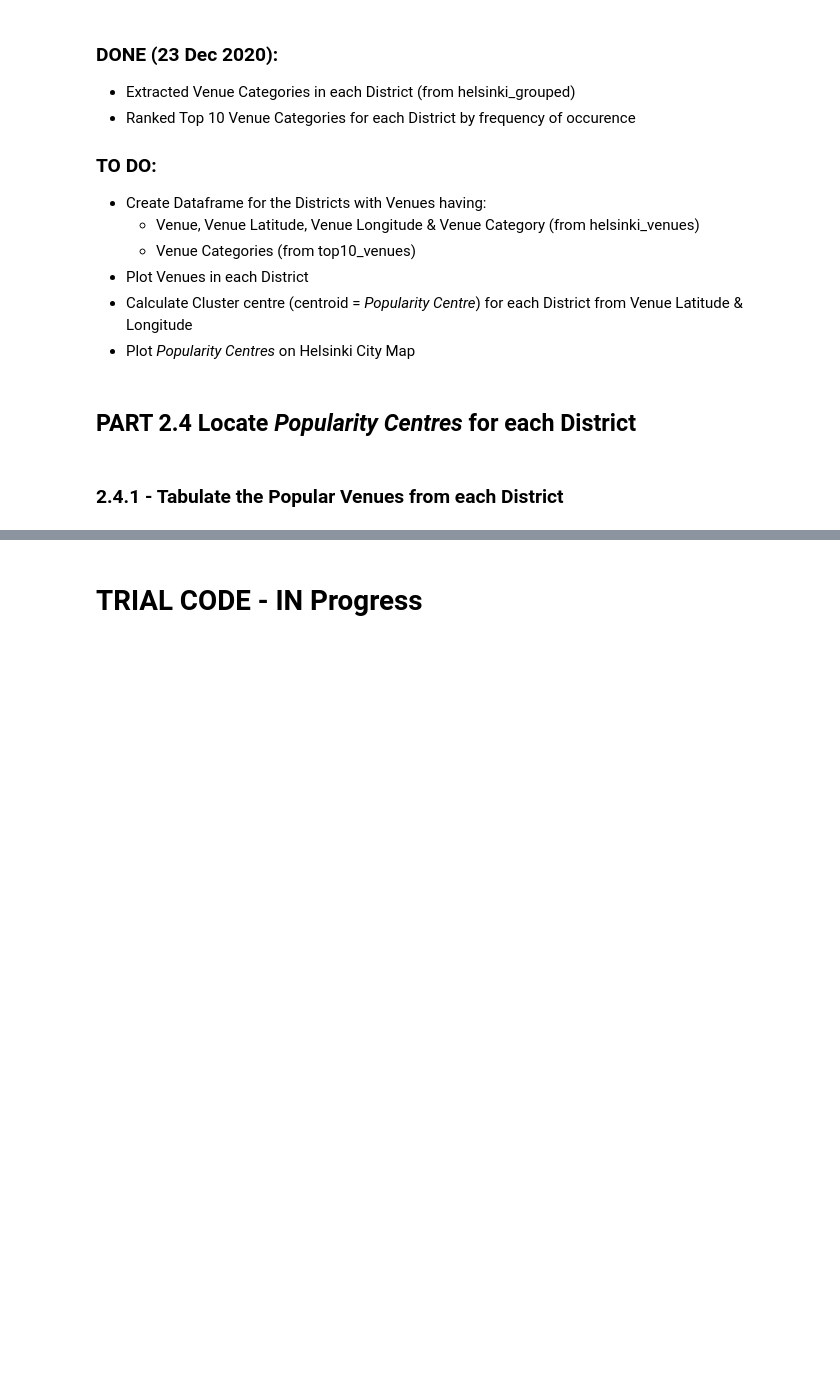
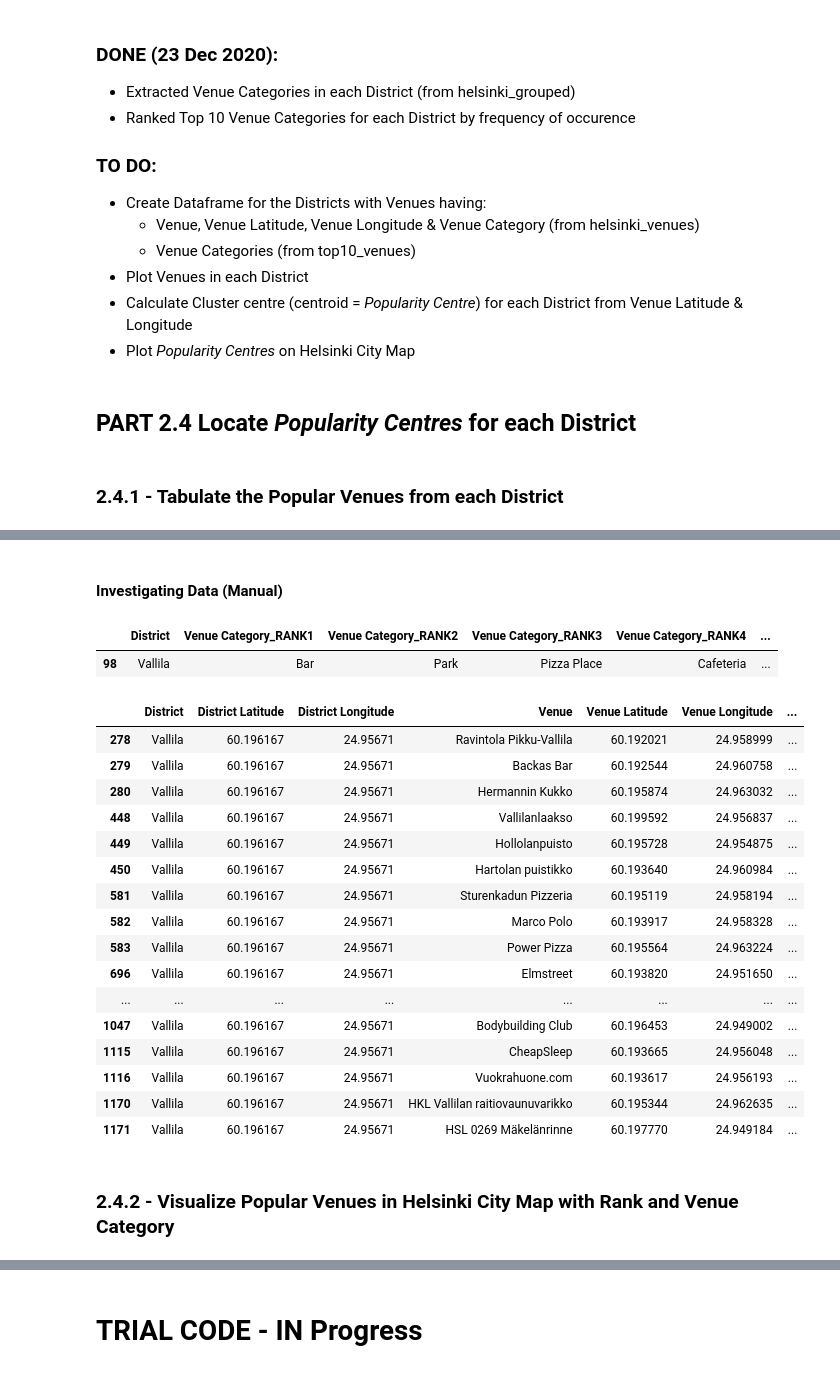
Before and after one commit to prak112/Coursera-IBM_Capstone, a Jupyter notebook: Week5_CompatibleDistricts_Helsinki.ipynb, the cells around one changed output, grey strips where cells are left out. Drawn from its saved outputs; the diff is of its cells as text; code cells hidden in the pictures; blank space fills up the shorter version.

```diff
--- a/Week5_CompatibleDistricts_Helsinki.ipynb
+++ b/Week5_CompatibleDistricts_Helsinki.ipynb
@@ -574,0 +578,17 @@ top10_venues
+# %%
+#Extracting Venues & their respective coordinates (from helsinki_venues) using transposed-ranked venues array (rl_t) for each District into single Dataframe
+
+ranked_venues_list = []
+# Iterate Venue Categories (from transposed-ranked Venues array) by Rank
+for rank in rl_t:
+    # Iterate Ranked Categories w.r.t Districts in top10_venues
+    for vc, d in zip(rank, top10_venues.District):
+        # Filter empty dataframes
+        if not (helsinki_venues.loc[(helsinki_venues['District'] == d) & (helsinki_venues['Venue Category'] == vc)]).empty:
+            # Append extracted Dataframes (from expression) to ranked_venues_list
+            ranked_venues_list.append(helsinki_venues.loc[(helsinki_venues['District'] == d) & (helsinki_venues['Venue Category'] == vc)])
+        else:
+            pass
+
+ranked_venues_df = pd.concat(ranked_venues_list) # Merge (by concatenation) all extracted Dataframes into a single Dataframe
+ranked_venues_df.reset_index(inplace=True, drop=True)
@@ -574,0 +611,31 @@ top10_venues
+# %% [markdown]
+#### Investigating Data (Manual)
+# %%
+# Ranked Venue Categories of a random District
+top10_venues[top10_venues.District == 'Vallila']
+# %% [output]
+|  | District | Venue Category_RANK1 | Venue Category_RANK2 | Venue Category_RANK3 | Venue Category_RANK4 | ... |
+| 98 | Vallila | Bar | Park | Pizza Place | Cafeteria | ... |
+# %%
+# Verifying Venue Categories of the same random District in the Dataframe built from extracted data
+ranked_venues_df[ranked_venues_df.District == 'Vallila']
+# %% [output]
+|  | District | District Latitude | District Longitude | Venue | Venue Latitude | Venue Longitude | ... |
+| 278 | Vallila | 60.196167 | 24.95671 | Ravintola Pikku-Vallila | 60.192021 | 24.958999 | ... |
+| 279 | Vallila | 60.196167 | 24.95671 | Backas Bar | 60.192544 | 24.960758 | ... |
+| 280 | Vallila | 60.196167 | 24.95671 | Hermannin Kukko | 60.195874 | 24.963032 | ... |
+| 448 | Vallila | 60.196167 | 24.95671 | Vallilanlaakso | 60.199592 | 24.956837 | ... |
+| 449 | Vallila | 60.196167 | 24.95671 | Hollolanpuisto | 60.195728 | 24.954875 | ... |
+| 450 | Vallila | 60.196167 | 24.95671 | Hartolan puistikko | 60.193640 | 24.960984 | ... |
+| 581 | Vallila | 60.196167 | 24.95671 | Sturenkadun Pizzeria | 60.195119 | 24.958194 | ... |
+| 582 | Vallila | 60.196167 | 24.95671 | Marco Polo | 60.193917 | 24.958328 | ... |
+| 583 | Vallila | 60.196167 | 24.95671 | Power Pizza | 60.195564 | 24.963224 | ... |
+| 696 | Vallila | 60.196167 | 24.95671 | Elmstreet | 60.193820 | 24.951650 | ... |
+| ... | ... | ... | ... | ... | ... | ... | ... |
+| 1047 | Vallila | 60.196167 | 24.95671 | Bodybuilding Club | 60.196453 | 24.949002 | ... |
+| 1115 | Vallila | 60.196167 | 24.95671 | CheapSleep | 60.193665 | 24.956048 | ... |
+| 1116 | Vallila | 60.196167 | 24.95671 | Vuokrahuone.com | 60.193617 | 24.956193 | ... |
+| 1170 | Vallila | 60.196167 | 24.95671 | HKL Vallilan raitiovaunuvarikko | 60.195344 | 24.962635 | ... |
+| 1171 | Vallila | 60.196167 | 24.95671 | HSL 0269 Mäkelänrinne | 60.197770 | 24.949184 | ... |
+# %% [markdown]
+### 2.4.2 - Visualize Popular Venues in Helsinki City Map with Rank and Venue Category
```
Also changed, not shown: parts of 39 cells of this notebook.
